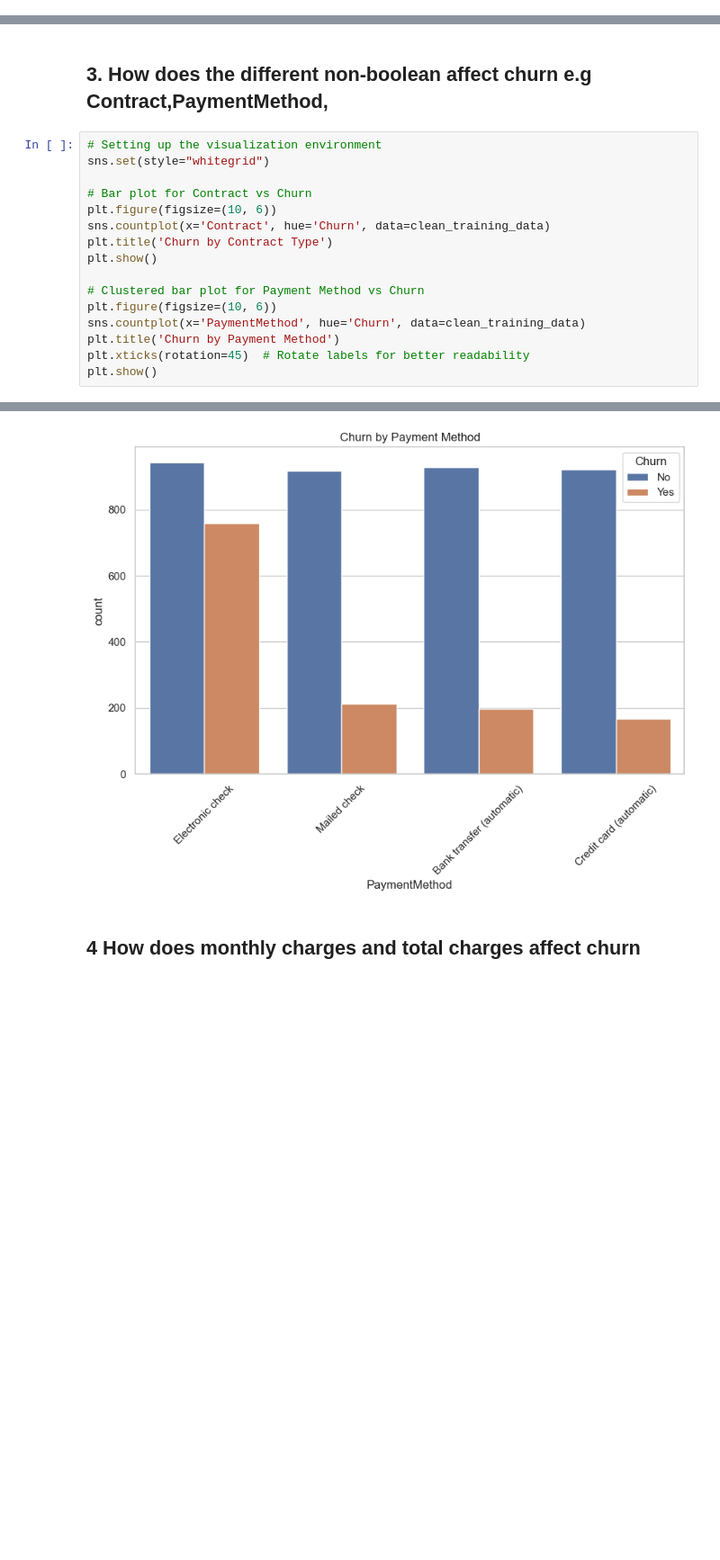
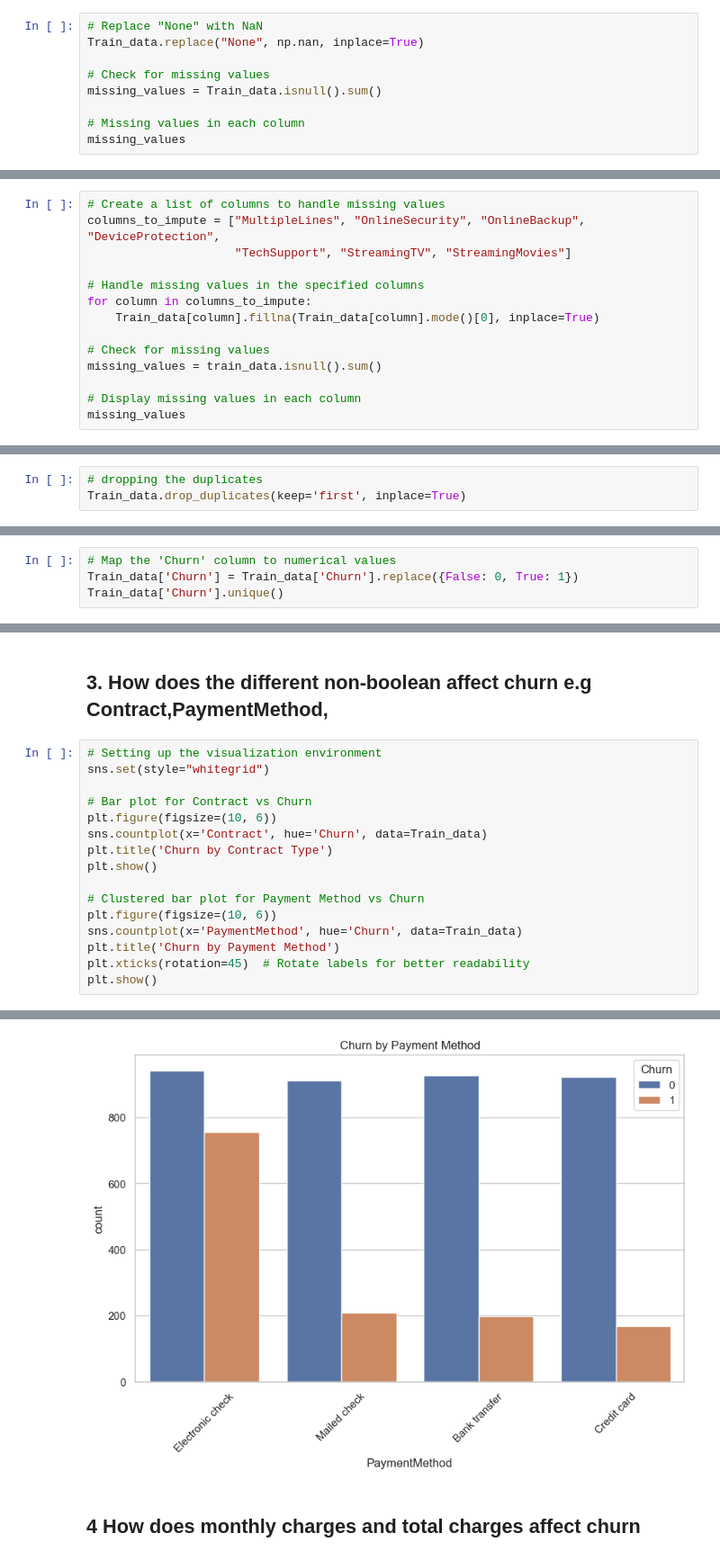
Before and after one commit to Vaniskemunto/Customer_churn-analysis, a Jupyter notebook: customer_churn.ipynb, the cells around one changed output, grey strips where cells are left out. Shown at 90% size. Cells and saved outputs as stored; diff of their text form; blank space fills up the shorter version.

```diff
--- a/customer_churn.ipynb
+++ b/customer_churn.ipynb
@@ -635,0 +454,9 @@ plot_churn_pie_chart(churn_percentages)
+# %%
+# Replace "None" with NaN
+Train_data.replace("None", np.nan, inplace=True)
+
+# Check for missing values
+missing_values = Train_data.isnull().sum()
+
+# Missing values in each column
+missing_values
@@ -635,0 +481,14 @@ plot_churn_pie_chart(churn_percentages)
+# %%
+# Create a list of columns to handle missing values
+columns_to_impute = ["MultipleLines", "OnlineSecurity", "OnlineBackup", "DeviceProtection",
+                     "TechSupport", "StreamingTV", "StreamingMovies"]
+
+# Handle missing values in the specified columns
+for column in columns_to_impute:
+    Train_data[column].fillna(Train_data[column].mode()[0], inplace=True)
+
+# Check for missing values
+missing_values = train_data.isnull().sum()
+
+# Display missing values in each column
+missing_values
@@ -635,0 +547,3 @@ plot_churn_pie_chart(churn_percentages)
+# %%
+# dropping the duplicates
+Train_data.drop_duplicates(keep='first', inplace=True)
@@ -635,0 +576,4 @@ plot_churn_pie_chart(churn_percentages)
+# %%
+# Map the 'Churn' column to numerical values
+Train_data['Churn'] = Train_data['Churn'].replace({False: 0, True: 1})
+Train_data['Churn'].unique()
@@ -654,13 +785,13 @@ sns.set(style="whitegrid")
 
 # Bar plot for Contract vs Churn
 plt.figure(figsize=(10, 6))
-sns.countplot(x='Contract', hue='Churn', data=clean_training_data)
+sns.countplot(x='Contract', hue='Churn', data=Train_data)
 plt.title('Churn by Contract Type')
 plt.show()
 
 # Clustered bar plot for Payment Method vs Churn
 plt.figure(figsize=(10, 6))
-sns.countplot(x='PaymentMethod', hue='Churn', data=clean_training_data)
+sns.countplot(x='PaymentMethod', hue='Churn', data=Train_data)
 plt.title('Churn by Payment Method')
 plt.xticks(rotation=45)  # Rotate labels for better readability
 plt.show()
@@ -669,4 +800,4 @@ plt.show()
-[figure, old version]
+[figure, new version]
 # %% [markdown]
 ## 4 How does monthly charges and total charges affect churn
 # %%
```
Also changed, not shown: parts of 155 cells of this notebook, 3 other files.
